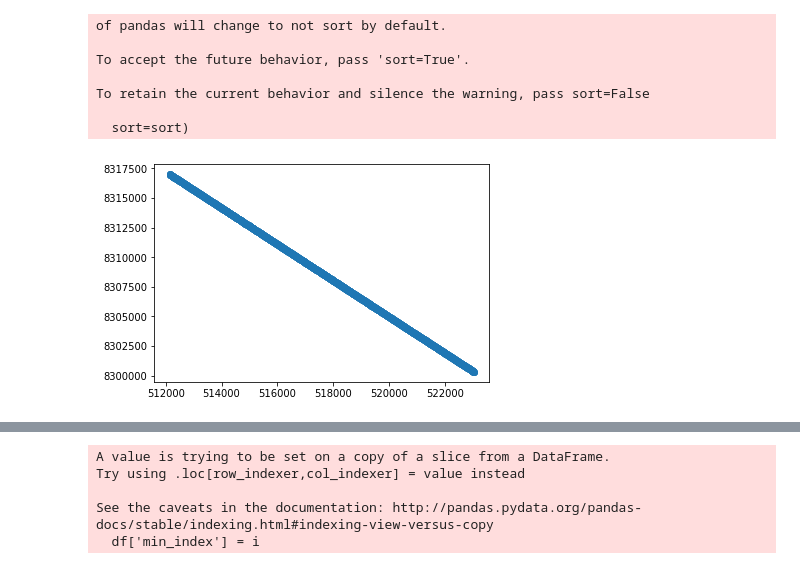
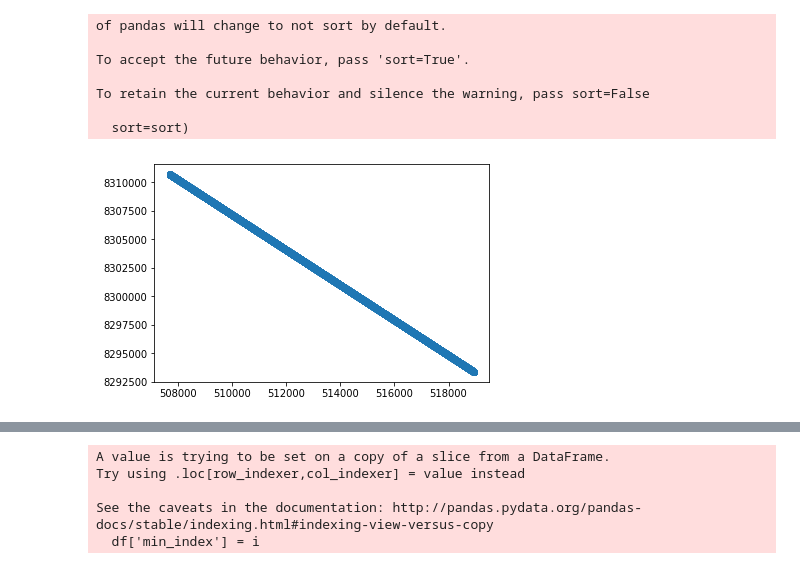
Before and after one commit to GeoscienceAustralia/hydrogeol_utils, a Jupyter notebook: notebooks/plotting_CGI_vs_NBC.ipynb, the cells around one changed output, grey strips where cells are left out. Saved outputs shown, nothing was run; the diff lists cells and outputs as text; code cells hidden in the pictures.

```diff
--- a/notebooks/plotting_CGI_vs_NBC.ipynb
+++ b/notebooks/plotting_CGI_vs_NBC.ipynb
@@ -102,7 +151,7 @@ header = ['easting', 'northing', 'elevation_centre',
           'elevation', 'conductivity']
 
 # Map directory with the CGI AEM data
-indir = r"\\prod.lan\active\proj\futurex\East_Kimberley\Data\Processed\Geophysics\AEM\CGI_OB_3D_AEM_models\delivered\20190617\Keep_L315901_unfiltered_xyzzc"
+indir = r"\\prod.lan\active\proj\futurex\East_Kimberley\Data\Processed\Geophysics\AEM\CGI_OB_3D_AEM_models\delivered\20190617"
 
 # Create an empty dictionary into which the data will be saved
 CGI_gridded_data = {}
@@ -130,6 +179,18 @@ for dirpath, dirnames, filenames in os.walk(indir):
         ## Griddify based on our knoledge of the structure of the data
         CGI_gridded_data[line] = AEM_utils.griddify_xyz(CGI_conductivity)
 
+# Now bring in the data misfits from a separate file
+
+CGI_rms = {}
+
+for hm_file in glob.glob(indir + '\\*_HM_*'):
+    lm_file = hm_file.replace('HM','LM')
+    line = int(lm_file.split('\\')[-1].split('_')[0][1:])
+
+    CGI_rms[line] = parse_rms_files(lm_file, hm_file, CGI_gridded_data[line],
+                                   interpolate = False)
+
+
 # Define lines
 lines = list(CGI_gridded_data.keys())
 # %% [output]
@@ -170,8 +271,16 @@ for dirpath, dirnames, filenames in os.walk(indir):
         ## Griddify based on our knoledge of the structure of the data
         CGI_gridded_data_2[line] = AEM_utils.griddify_xyz(CGI_conductivity)
 
-# Define lines
-lines = list(CGI_gridded_data_2.keys())
+# Now bring in the data misfits from a separate file
+
+CGI_rms_2 = {}
+
+for hm_file in glob.glob(indir + '\\*_HM_*'):
+    lm_file = hm_file.replace('HM','LM')
+    line = int(lm_file.split('\\')[-1].split('_')[0][1:])
+
+    CGI_rms_2[line] = parse_rms_files(lm_file, hm_file, CGI_gridded_data_2[line],
+                                   interpolate = False)
 # %% [output]
 Keep_L315901_xyzzc.txt
 # %%
@@ -325,14 +434,14 @@ line = lines[0]
 # %%
 # Out first move is to slice the NBC lines to the range of the
 # CGi lines. This slice can be done with eating and northin and plotting it is
 # the best way to decide what is most appropriate
 
-plt.scatter(NBC_gridded_variables[line]['easting'],
-            NBC_gridded_variables[line]['northing'])
+plt.scatter(CGI_gridded_data_2[line]['easting'],
+            CGI_gridded_data_2[line]['northing'])
 
 plt.show()
 # %% [output]
-[figure, old version]
+[figure, new version]
 # %%
 
 coord = 'easting'
```
Also changed, not shown: parts of 8 cells of this notebook, 3 other files.
